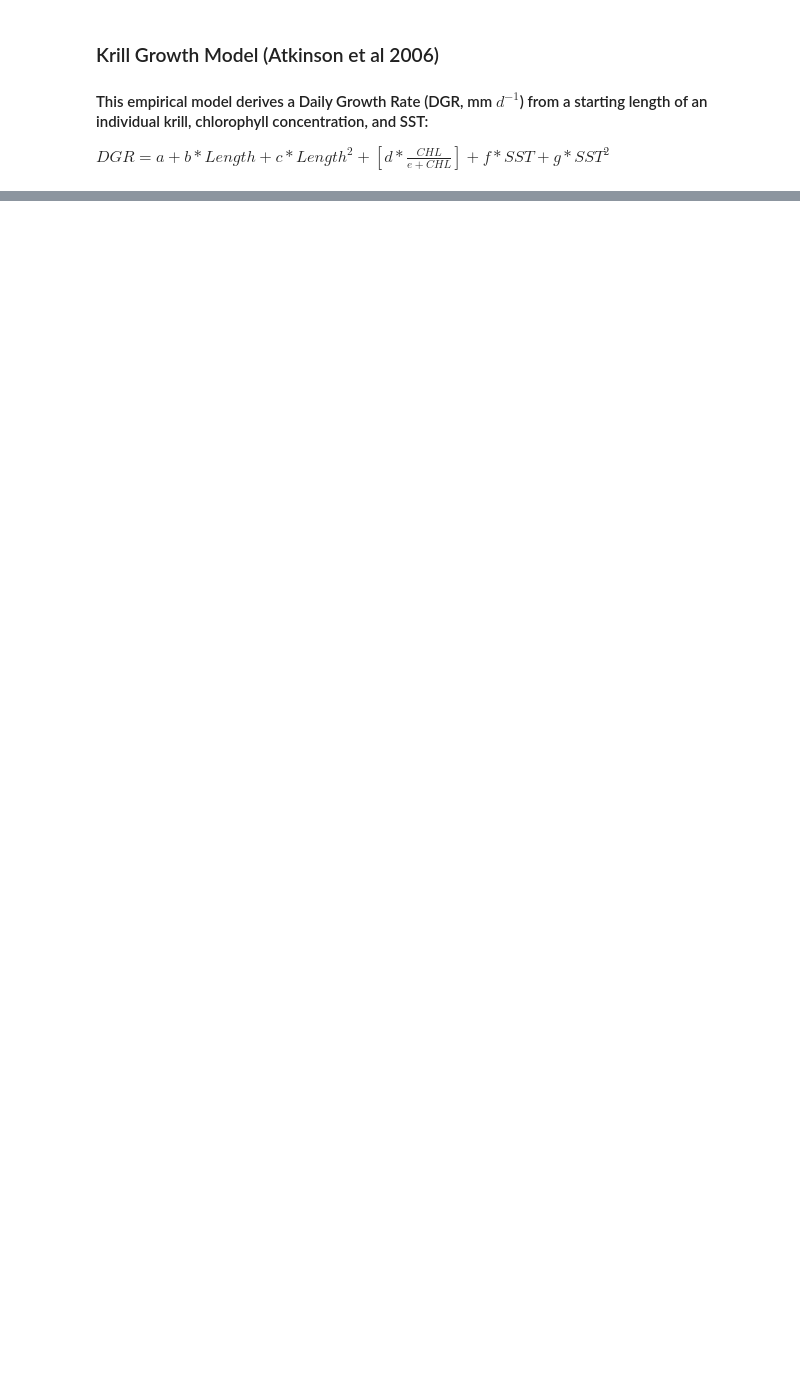
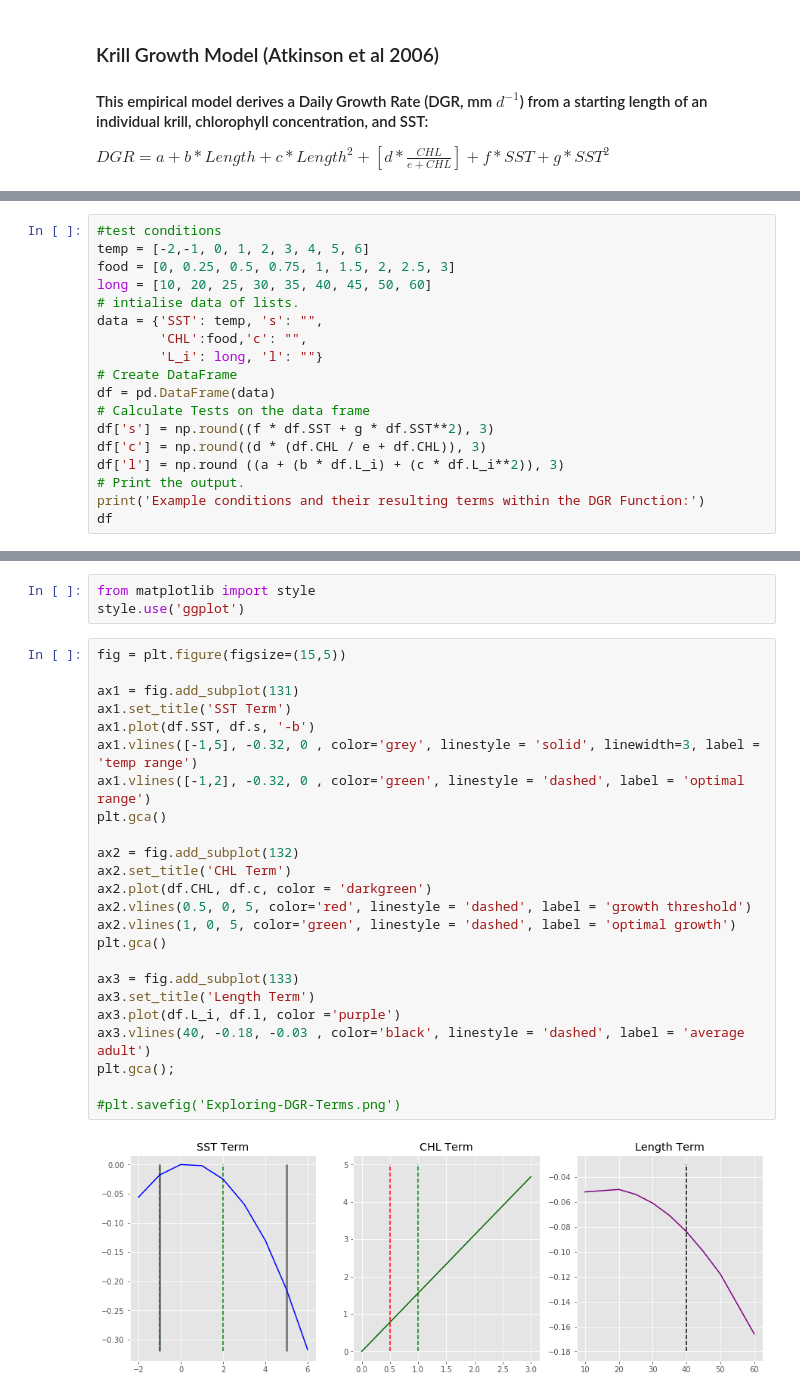
Before and after one commit to Zephyr-Sylvester/krill-cesm-le, a Jupyter notebook: notebooks/Calc_KGP.ipynb, the cells around one changed output, grey strips where cells are left out. Drawn from its saved outputs; the diff is of its cells as text; blank space fills up the shorter version.

```diff
--- a/notebooks/Calc_KGP.ipynb
+++ b/notebooks/Calc_KGP.ipynb
@@ -250,0 +65,18 @@ plt.show()
+# %%
+#test conditions
+temp = [-2,-1, 0, 1, 2, 3, 4, 5, 6]
+food = [0, 0.25, 0.5, 0.75, 1, 1.5, 2, 2.5, 3]
+long = [10, 20, 25, 30, 35, 40, 45, 50, 60]
+# intialise data of lists.
+data = {'SST': temp, 's': "",
+        'CHL':food,'c': "",
+        'L_i': long, 'l': ""}
+# Create DataFrame
+df = pd.DataFrame(data)
+# Calculate Tests on the data frame
+df['s'] = np.round((f * df.SST + g * df.SST**2), 3)
+df['c'] = np.round((d * (df.CHL / e + df.CHL)), 3)
+df['l'] = np.round ((a + (b * df.L_i) + (c * df.L_i**2)), 3)
+# Print the output.
+print('Example conditions and their resulting terms within the DGR Function:')
+df
@@ -250,0 +102,29 @@ plt.show()
+# %%
+from matplotlib import style
+style.use('ggplot')
+# %%
+fig = plt.figure(figsize=(15,5))
+
+ax1 = fig.add_subplot(131)
+ax1.set_title('SST Term')
+ax1.plot(df.SST, df.s, '-b')
+ax1.vlines([-1,5], -0.32, 0 , color='grey', linestyle = 'solid', linewidth=3, label = 'temp range')
+ax1.vlines([-1,2], -0.32, 0 , color='green', linestyle = 'dashed', label = 'optimal range')
+plt.gca()
+
+ax2 = fig.add_subplot(132)
+ax2.set_title('CHL Term')
+ax2.plot(df.CHL, df.c, color = 'darkgreen')
+ax2.vlines(0.5, 0, 5, color='red', linestyle = 'dashed', label = 'growth threshold')
+ax2.vlines(1, 0, 5, color='green', linestyle = 'dashed', label = 'optimal growth')
+plt.gca()
+
+ax3 = fig.add_subplot(133)
+ax3.set_title('Length Term')
+ax3.plot(df.L_i, df.l, color ='purple')
+ax3.vlines(40, -0.18, -0.03 , color='black', linestyle = 'dashed', label = 'average adult')
+plt.gca();
+
+#plt.savefig('Exploring-DGR-Terms.png')
+# %% [output]
+[figure, added]
```
Also changed, not shown: parts of 22 cells of this notebook.
